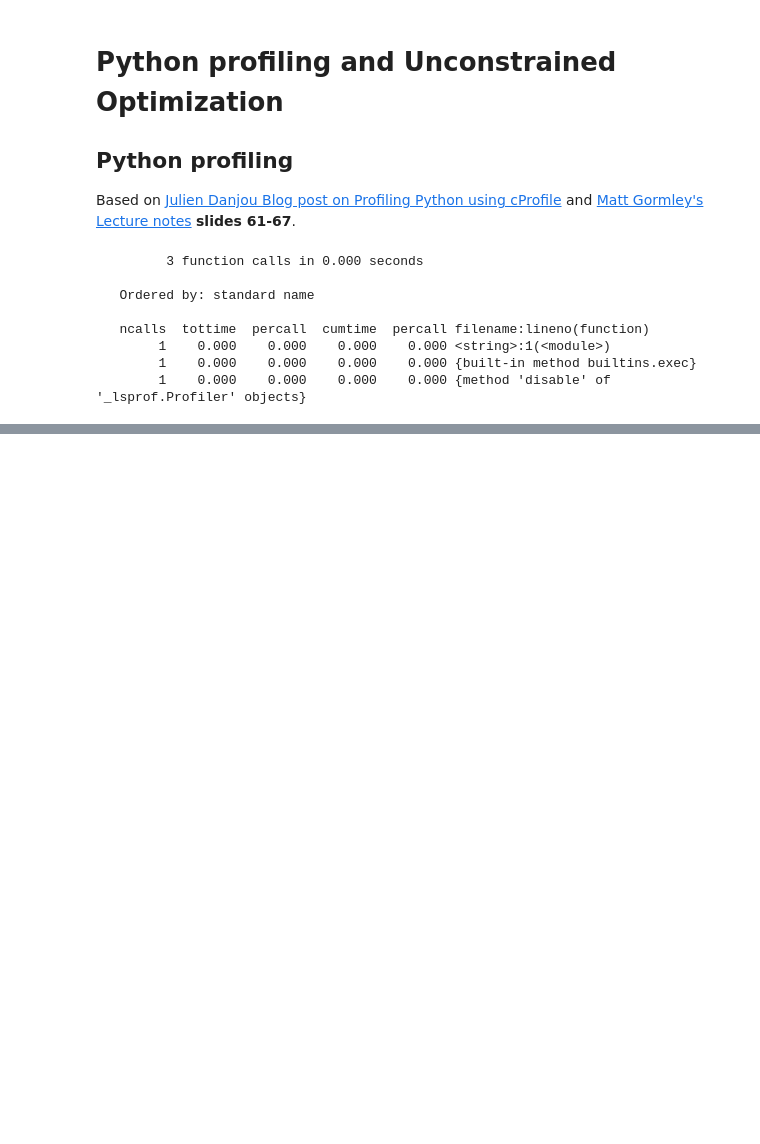
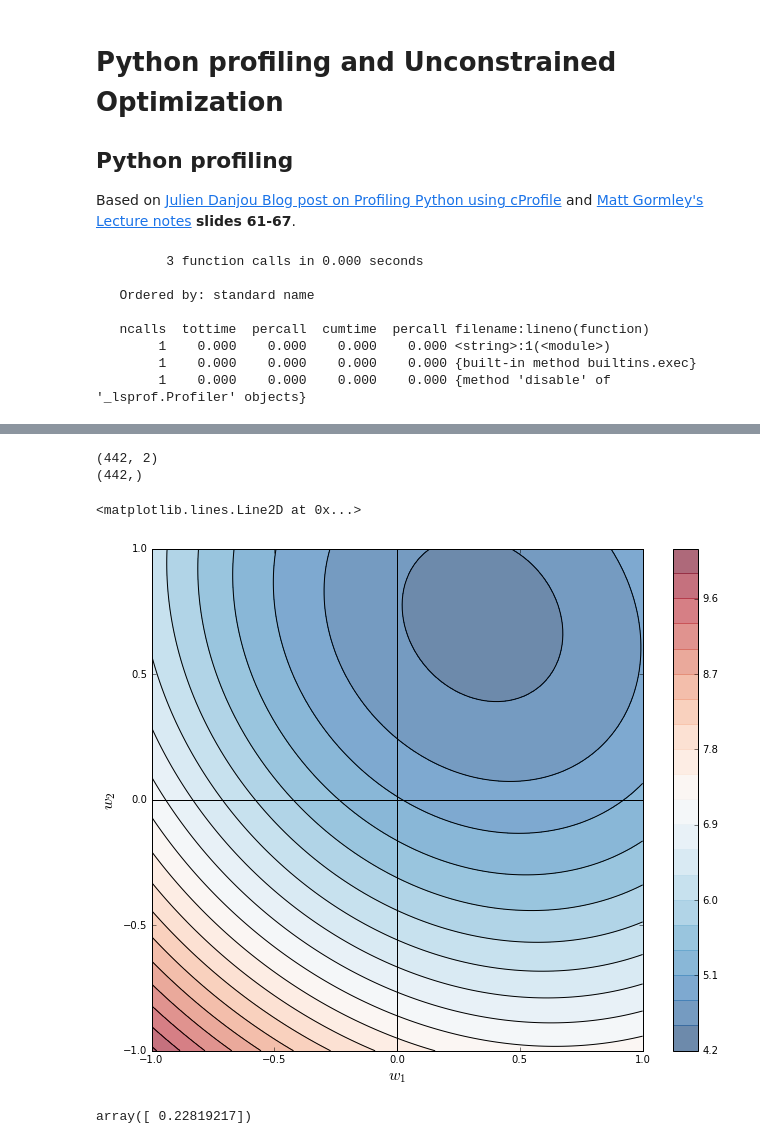
Before and after one commit to lwehbe/10606607_M20, a Jupyter notebook: 10607/Lecture_11.ipynb, the cells around one changed output, grey strips where cells are left out. Cells and saved outputs as stored; diff of their text form; code cells hidden in the pictures; blank space fills up the shorter version.

```diff
--- a/10607/Lecture_11.ipynb
+++ b/10607/Lecture_11.ipynb
@@ -26,0 +68,80 @@ Example: Least square problem.
+# %%
+# Gradient Computation for Linear regression
+
+from sklearn import datasets
+import numpy as np
+import matplotlib.pyplot as plt
+%matplotlib inline
+
+# X, y = datasets.load_diabetes(return_X_y=True)
+data = datasets.load_diabetes()
+X = data['data'][:,np.array([0,1])]
+# y = data['target']
+# from scipy.stats import zscore
+# X = zscore(X)
+# y = zscore(y)
+y = X.dot(np.array([0.4,0.7]))+0.1*np.random.normal(size=442)
+
+
+
+# compute error:
+def mse(w_1,w_2):
+    error = y-X.dot(np.array([w_1,w_2]))
+    return np.sum(error**2)
+
+# compute gradient:
+
+def draw_gradient(ax,w_1,w_2):
+    grad_1 = np.sum([-0.5*(y[i]-X[i:i+1].dot(np.array([w_1,w_2]))*X[i,0]) for i in range(X.shape[0])])
+    grad_2 = np.sum([-0.5*(y[i]-X[i:i+1].dot(np.array([w_1,w_2]))*X[i,1]) for i in range(X.shape[0])])
+    ax.quiver(w_1,w_2,grad_1, grad_2, color='k',angles='xy', scale_units='xy', scale=1,
+             pivot = 'tail')
+
+
+
+print(X.shape)
+print(y.shape)
+
+w1 = np.linspace(-1,1,100)
+w2 = np.linspace(-1,1,100)
+W1,W2 = np.meshgrid(w1, w2)
+b = 0.5
+
+f_W1W2 = np.zeros(W1.shape)
+for i in range(W1.shape[0]):
+    for j in range(W1.shape[1]):
+        f_W1W2[i,j] = mse(W1[i,j],W2[i,j])
+
+# w1 = np.linspace(-1,1,10000)
+# w2_plot = np.nan_to_num(np.sqrt(b - w1**2))
+
+
+plt.figure(figsize=(11,9))
+
+cs = plt.contourf(W1, W2, f_W1W2,20,cmap='RdBu_r',alpha=0.6);
+plt.colorbar()
+contours = plt.contour(cs, colors='k')
+
+# w1 = np.linspace(-1,1,10)
+# w2 = np.linspace(-1,1,10)
+# W1,W2 = np.meshgrid(w1, w2)
+# for i in range(W1.shape[0]):
+#     for j in range(W1.shape[1]):
+#         draw_gradient(plt,W1[i,j],W2[i,j])
+# plt.clabel(contours, inline=True, fontsize=14)
+plt.xlabel('$w_1$', fontsize=16)
+plt.ylabel('$w_2$', fontsize=16)
+# plt.plot(w1[w2_plot>0],w2_plot[w2_plot>0], linewidth=5,color='r')
+# plt.plot(w1[w2_plot>0],-w2_plot[w2_plot>0], linewidth=5,color='r')
+
+plt.axhline(0, color='k')
+plt.axvline(0, color='k')
+# %% [output]
+(442, 2)
+(442,)
+<matplotlib.lines.Line2D at 0x...>
+[figure, added]
+# %%
+X[i:i+1].dot(np.array([2,3]))
+# %% [output]
+array([ 0.22819217])
```
Also changed, not shown: parts of 2 cells of this notebook, 1 other file.
